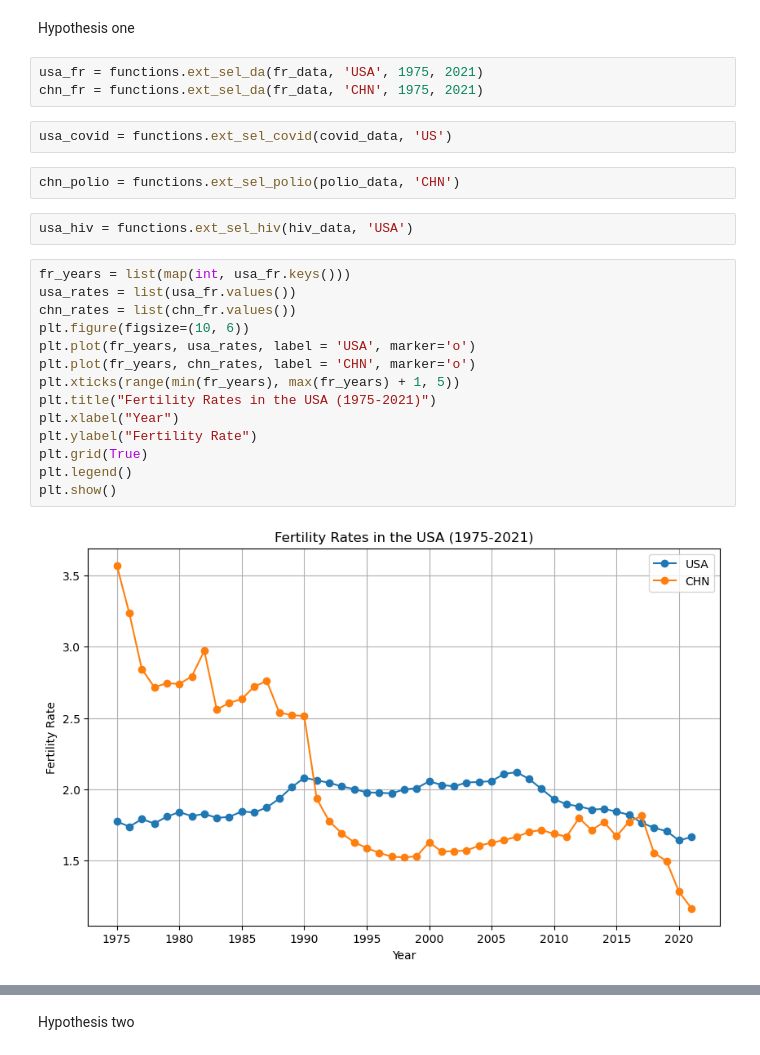
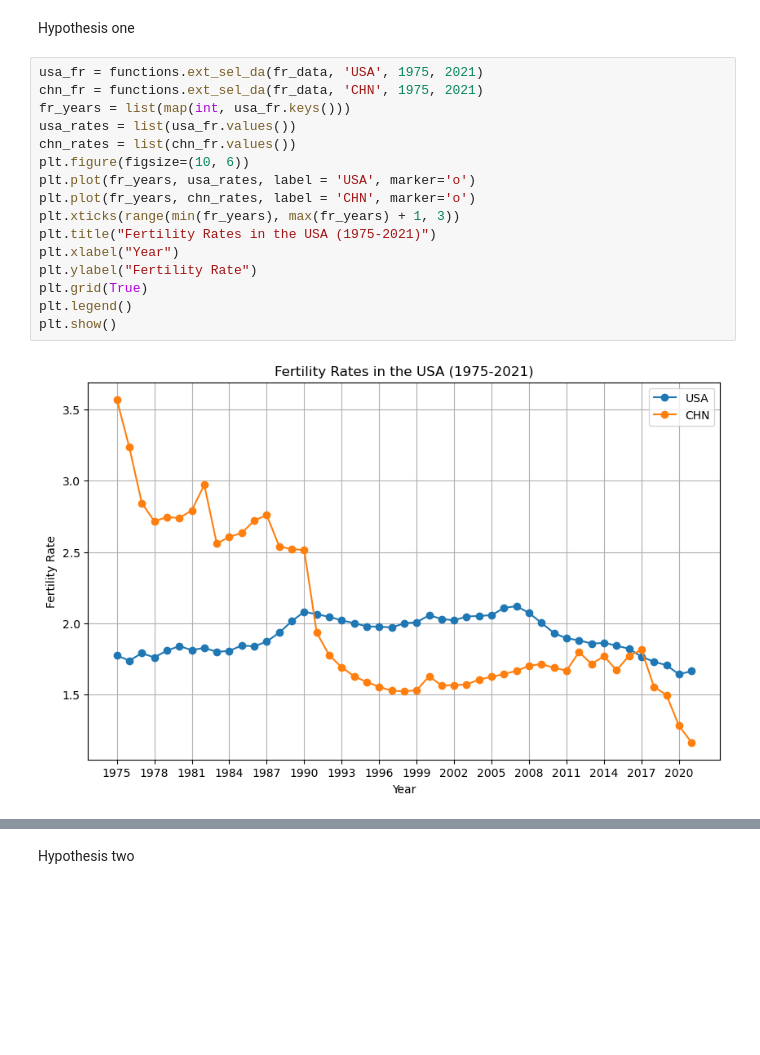
Before and after one commit to Huahuahaha/2023Fall_Projects, a Jupyter notebook: Hypothesis Report.ipynb, the cells around one changed output, grey strips where cells are left out. Saved outputs shown, nothing was run; the diff lists cells and outputs as text; blank space fills up the shorter version.

```diff
--- a/Hypothesis Report.ipynb
+++ b/Hypothesis Report.ipynb
@@ -17,25 +17,18 @@ Hypothesis one
 # %%
 usa_fr = functions.ext_sel_da(fr_data, 'USA', 1975, 2021)
 chn_fr = functions.ext_sel_da(fr_data, 'CHN', 1975, 2021)
+fr_years = list(map(int, usa_fr.keys()))
+usa_rates = list(usa_fr.values())
+chn_rates = list(chn_fr.values())
+plt.figure(figsize=(10, 6))
+plt.plot(fr_years, usa_rates, label = 'USA', marker='o')
+plt.plot(fr_years, chn_rates, label = 'CHN', marker='o')
+plt.xticks(range(min(fr_years), max(fr_years) + 1, 3))
+plt.title("Fertility Rates in the USA (1975-2021)")
+plt.xlabel("Year")
+plt.ylabel("Fertility Rate")
+plt.grid(True)
+plt.legend()
+plt.show()
+# %% [output]
+[figure, added]
-# %%
-usa_covid = functions.ext_sel_covid(covid_data, 'US')
-# %%
-chn_polio = functions.ext_sel_polio(polio_data, 'CHN')
-# %%
-usa_hiv = functions.ext_sel_hiv(hiv_data, 'USA')
-# %%
-fr_years = list(map(int, usa_fr.keys()))
-usa_rates = list(usa_fr.values())
-chn_rates = list(chn_fr.values())
-plt.figure(figsize=(10, 6))
-plt.plot(fr_years, usa_rates, label = 'USA', marker='o')
-plt.plot(fr_years, chn_rates, label = 'CHN', marker='o')
-plt.xticks(range(min(fr_years), max(fr_years) + 1, 5))
-plt.title("Fertility Rates in the USA (1975-2021)")
-plt.xlabel("Year")
-plt.ylabel("Fertility Rate")
-plt.grid(True)
-plt.legend()
-plt.show()
-# %% [output]
-[figure, removed]
```
Also changed, not shown: parts of 11 cells of this notebook, 1 other file.
